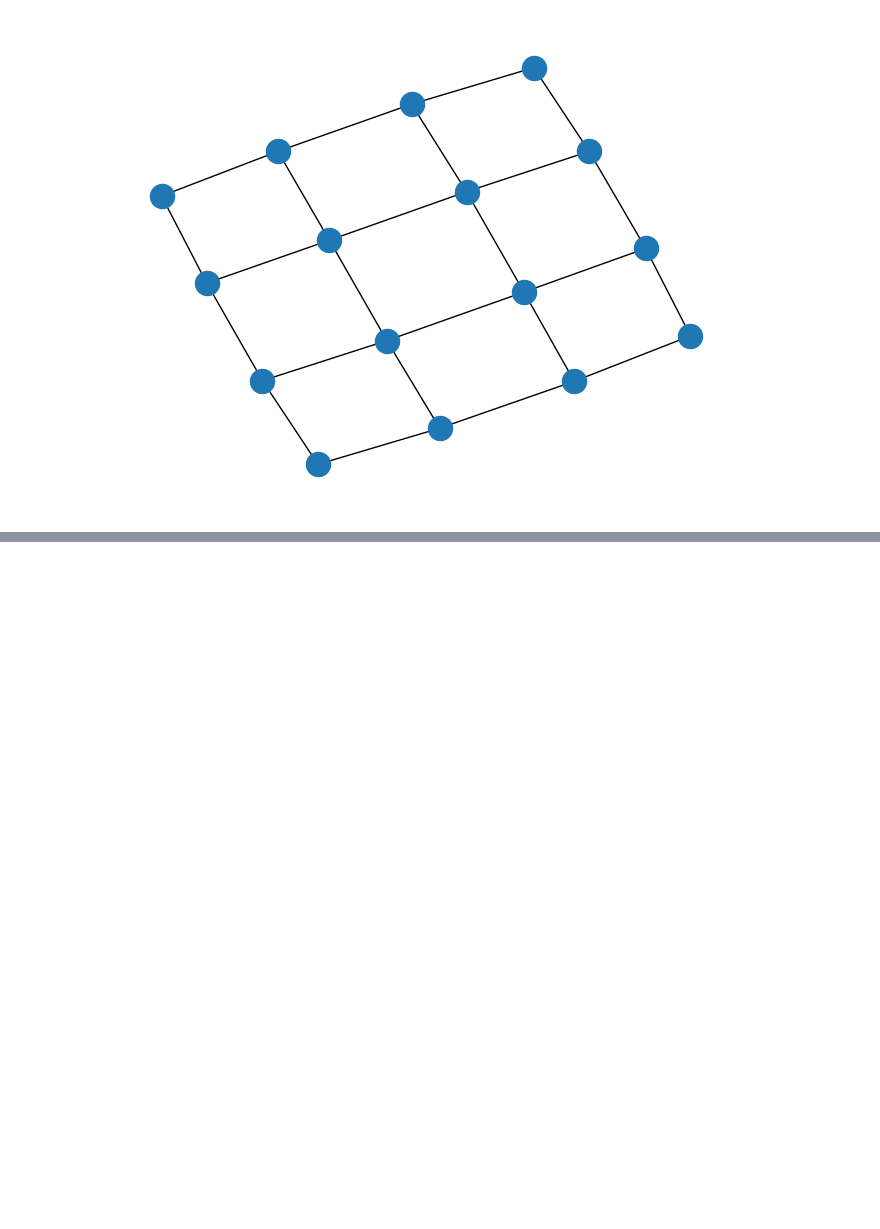
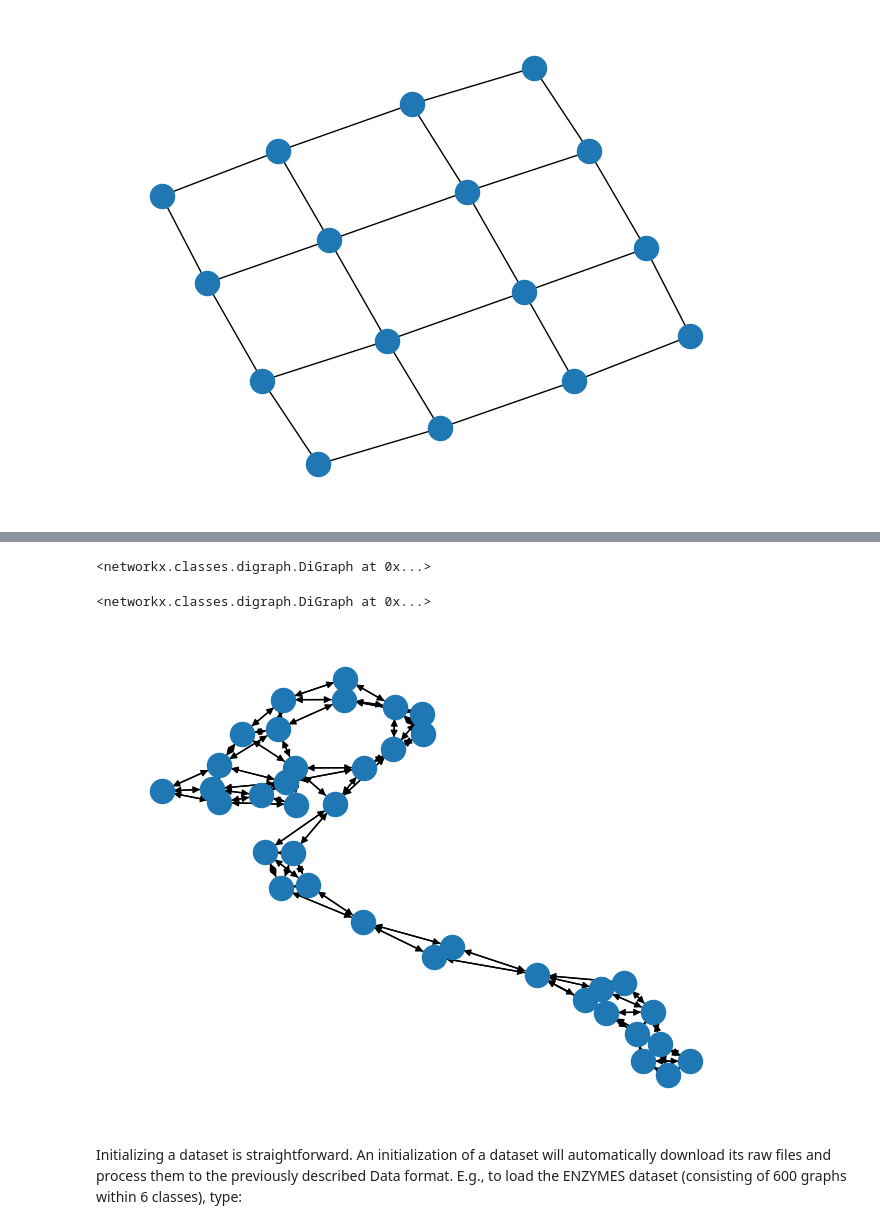
Before and after one commit to SAMANTA1401/graph_neural_network, a Jupyter notebook: notebook/network.ipynb, the cells around one changed output, grey strips where cells are left out. Saved outputs shown, nothing was run; the diff lists cells and outputs as text; code cells hidden in the pictures; blank space fills up the shorter version.

Commit message:
network added

```diff
--- a/notebook/network.ipynb
+++ b/notebook/network.ipynb
@@ -732,0 +756,3 @@ SyntaxError: illegal target for annotation (3665873835.py, line 1)
+# %%
+from torch_geometric.datasets import TUDataset
+dataset = TUDataset(root='/tmp/ENZYMES', name='ENZYMES')
@@ -732,0 +783,2 @@ SyntaxError: illegal target for annotation (3665873835.py, line 1)
+# %%
+data = dataset[0]
@@ -732,0 +797,10 @@ SyntaxError: illegal target for annotation (3665873835.py, line 1)
+# %%
+networkX_graph
+# %% [output]
+<networkx.classes.digraph.DiGraph at 0x...>
+# %%
+networkX_graph = to_networkx(data)
+# %%
+networkX_graph
+# %% [output]
+<networkx.classes.digraph.DiGraph at 0x...>
@@ -732,0 +809,6 @@ SyntaxError: illegal target for annotation (3665873835.py, line 1)
+# %%
+nx.draw(networkX_graph)
+# %% [output]
+[figure, added]
+# %% [markdown]
+Initializing a dataset is straightforward. An initialization of a dataset will automatically download its raw files and process them to the previously described Data format. E.g., to load the ENZYMES dataset (consisting of 600 graphs within 6 classes), type:
```
Also changed, not shown: parts of 71 cells of this notebook, 6 other files.
